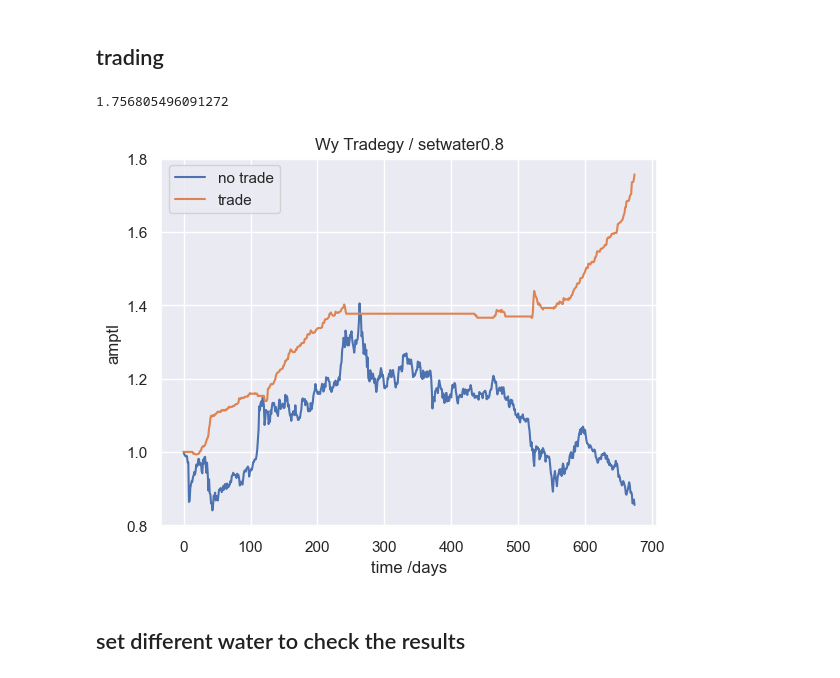
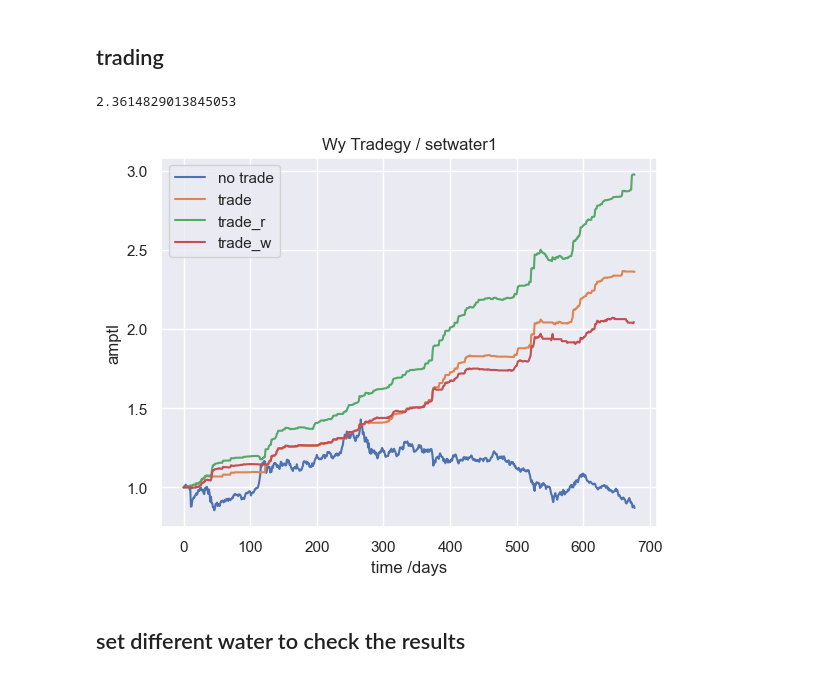
Before and after one commit to binomial-dimension/LosingMoney, a Jupyter notebook: trading/baseline.ipynb, the cells around one changed output. Drawn from its saved outputs; the diff is of its cells as text; code cells hidden in the pictures.

```diff
--- a/trading/baseline.ipynb
+++ b/trading/baseline.ipynb
@@ -14,7 +14,7 @@ data['date'] = pd.to_datetime(data['date'])
 data = data.loc[data['date'] >= pd.to_datetime('2020-01-09')]
 data = data.loc[data['date'] <= pd.to_datetime('2022-10-28')]
 predict = pd.read_csv('../data/predict.csv')
-predict = predict[3:len(data)]
+predict = predict[:len(data)]
 # %%
 open_truth = list(predict['open_truth'])
 close_truth = list(predict['close_truth'])
@@ -29,38 +29,73 @@ close = list(predict['close'])
 # %%
 rk = 1.0
 rk_list = []
+rkr = 1.0
+rk_listr = []
+rkw = 1.0
+rk_listw = []
 amp_list = []
 water = 0.8
-window = 14
+window = 5
 out_flag = 0
-for i in range(len(open_truth)):
+bias = 50
+for i in range(len(open_truth)-1):
+    water *= open[i+1]/open[i]
+    water = min(water, 1)
+    water = max(water, 0)
     fixedrate = open_truth[i]/open[i]
-    amptl = wy_tradegy(high[i] + 100, low[i] - 100, high_truth[i], low_truth[i], open_truth[i], close_truth[i], water)
-
+    amptl = wy_tradegy(high[i]+bias, low[i]-bias, high_truth[i], low_truth[i], open_truth[i], close_truth[i], water)
     if (amptl<1):
         out_flag = sum(amp_list[-window:]) / window
-
     amp_list.append(amptl)
     if (out_flag < 1):
         amptl = 1
 
+    rkw *=amptl
+    if (out_flag>1):
+        # 万1.1手续费
+        rkw*= 0.99989
+    rk_listw.append(rkw)
 
+amp_list = []
+water = 0.8
+
+for i in range(len(open_truth)):
+    fixedrate = open_truth[i]/open[i]
+    amptl = wy_tradegy(high[i]+bias, low[i]-bias, high_truth[i], low_truth[i], open_truth[i], close_truth[i], water)
+    if (amptl<1):
+        out_flag = sum(amp_list[-window:]) / window
+    amp_list.append(amptl)
+    if (out_flag < 1):
+        amptl = 1
 
     rk *=amptl
+    if (out_flag>1):
+        # 万1.1手续费
+        rk*= 0.99989
     rk_list.append(rk)
+
+amp_list = []
+
+for i in range(len(open_truth)):
+    amptl = wy_tradegy(high[i]+bias, low[i]-bias, high_truth[i], low_truth[i], open_truth[i], close_truth[i], water)
+    rkr*=amptl
+    rk_listr.append(rkr)
+
 
 plt.plot(np.array(open_truth)/open_truth[0], label='no trade')
 
 print(rk)
 plt.plot(rk_list, label='trade')
+plt.plot(rk_listr, label='trade_r')
+plt.plot(rk_listw, label='trade_w')
 plt.title('Wy Tradegy / setwater{}'.format(water))
 plt.xlabel('time /days')
 plt.ylabel('amptl')
 plt.legend()
 plt.show()
 # %% [output]
-1.756805496091272
+2.3614829013845053
-[figure, old version]
+[figure, new version]
 # %% [markdown]
 ## set different water to check the results
 # %%
```
Also changed, not shown: parts of 2 cells of this notebook, 3 other files.
